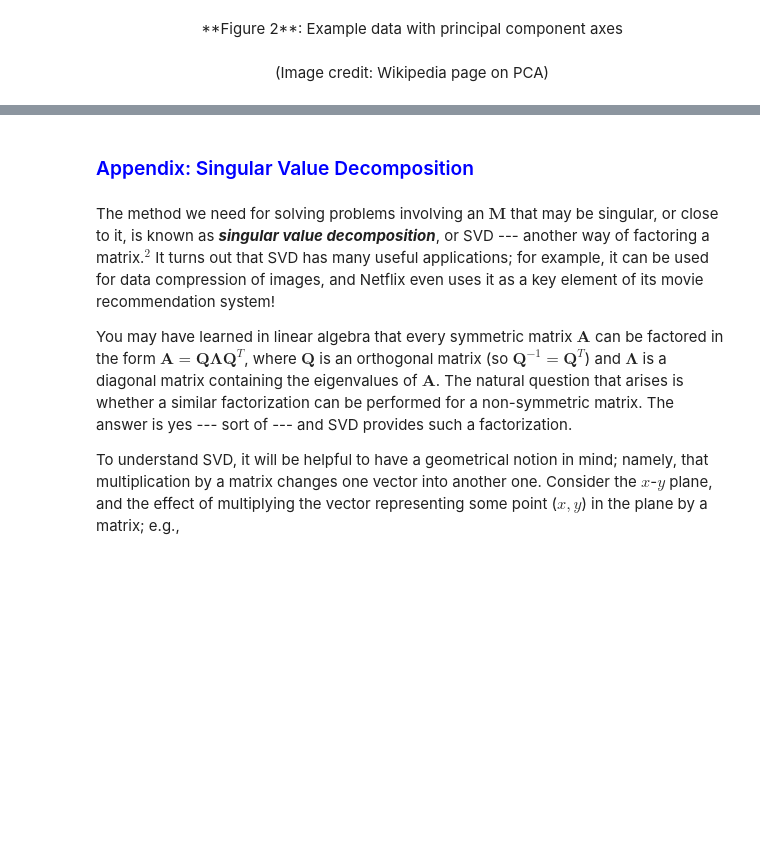
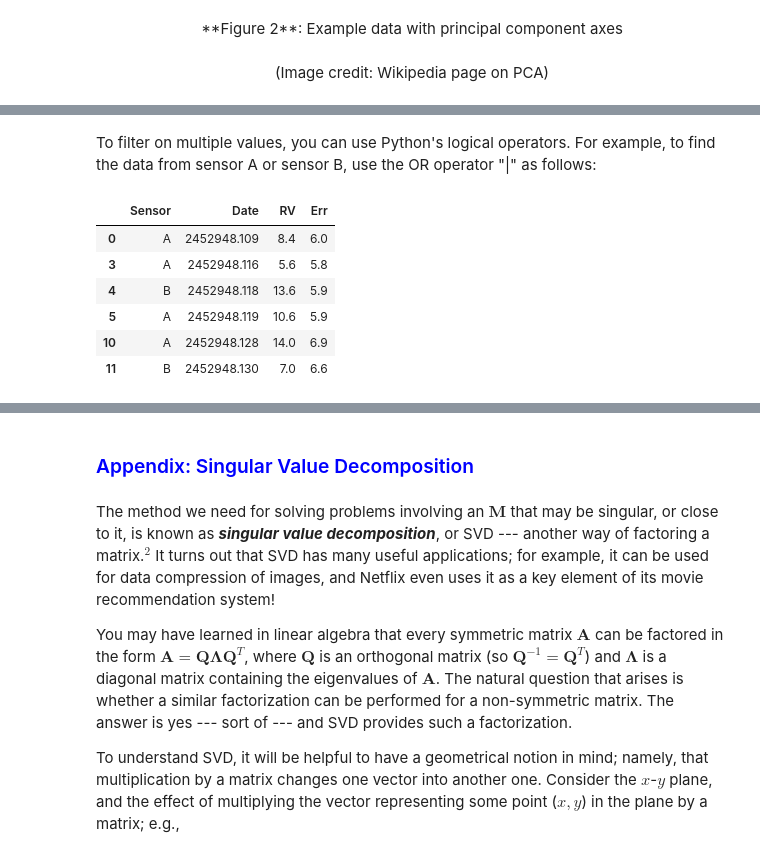
Before and after one commit to BrynMawrCollege/TIDES, a Jupyter notebook: notebooks/Computational_Module-08-DataAnalysis.ipynb, the cells around one changed output, grey strips where cells are left out. Drawn from its saved outputs; the diff is of its cells as text; code cells hidden in the pictures; blank space fills up the shorter version.

```diff
--- a/notebooks/Computational_Module-08-DataAnalysis.ipynb
+++ b/notebooks/Computational_Module-08-DataAnalysis.ipynb
@@ -144,0 +328,13 @@ The generalization to more than two variables is straightforward (e.g., for thre
+# %% [markdown]
+To filter on multiple values, you can use Python's logical operators.  For example, to find the data from sensor A or sensor B, use the OR operator "|" as follows:
+# %%
+groupAB = star[(star['Sensor']=='A') | (star['Sensor']=='B')]
+groupAB
+# %% [output]
+|  | Sensor | Date | RV | Err |
+| 0 | A | 2452948.109 | 8.4 | 6.0 |
+| 3 | A | 2452948.116 | 5.6 | 5.8 |
+| 4 | B | 2452948.118 | 13.6 | 5.9 |
+| 5 | A | 2452948.119 | 10.6 | 5.9 |
+| 10 | A | 2452948.128 | 14.0 | 6.9 |
+| 11 | B | 2452948.130 | 7.0 | 6.6 |
```
Also changed, not shown: parts of 55 cells of this notebook, 3 other files.
